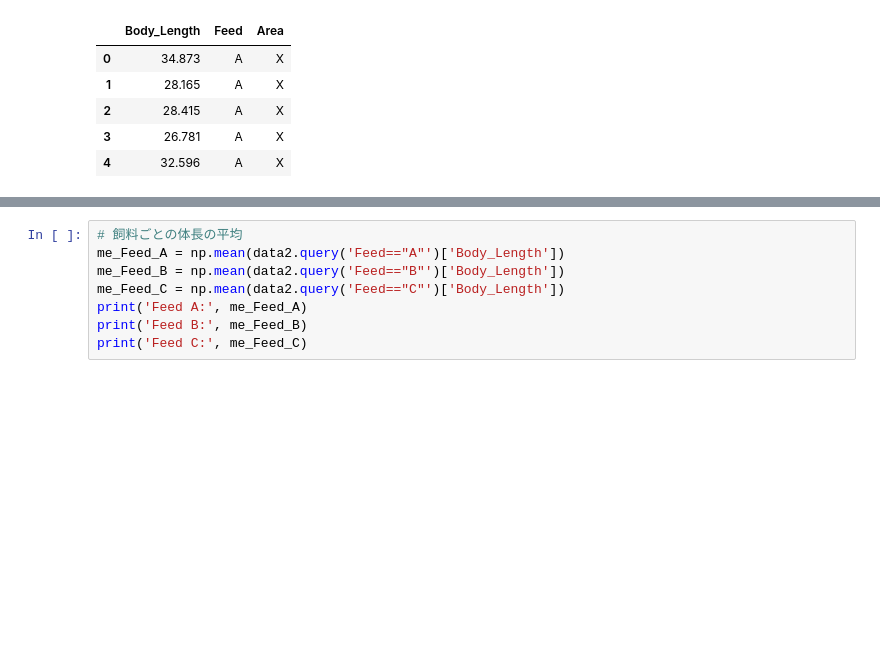
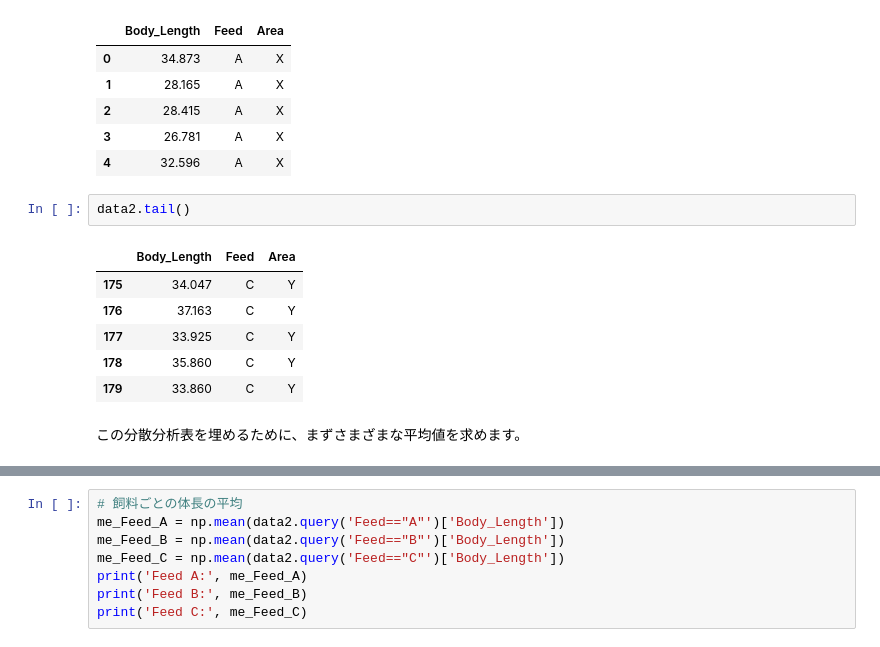
Before and after one commit to misayo334/dsdev, a Jupyter notebook: Lesson08_Anova/DataScience_08_分散分析.ipynb, the cells around one changed output, grey strips where cells are left out. Saved outputs shown, nothing was run; the diff lists cells and outputs as text; blank space fills up the shorter version.

```diff
--- a/Lesson08_Anova/DataScience_08_分散分析.ipynb
+++ b/Lesson08_Anova/DataScience_08_分散分析.ipynb
@@ -213,6 +228,17 @@ data2.head()
 | 2 | 28.415 | A | X |
 | 3 | 26.781 | A | X |
 | 4 | 32.596 | A | X |
+# %%
+data2.tail()
+# %% [output]
+|  | Body_Length | Feed | Area |
+| 175 | 34.047 | C | Y |
+| 176 | 37.163 | C | Y |
+| 177 | 33.925 | C | Y |
+| 178 | 35.860 | C | Y |
+| 179 | 33.860 | C | Y |
+# %% [markdown]
+この分散分析表を埋めるために、まずさまざまな平均値を求めます。
 # %%
 # データ全体の体長の平均
 me_all2 = np.mean(data2['Body_Length'])
```
Also changed, not shown: parts of 28 cells of this notebook.
